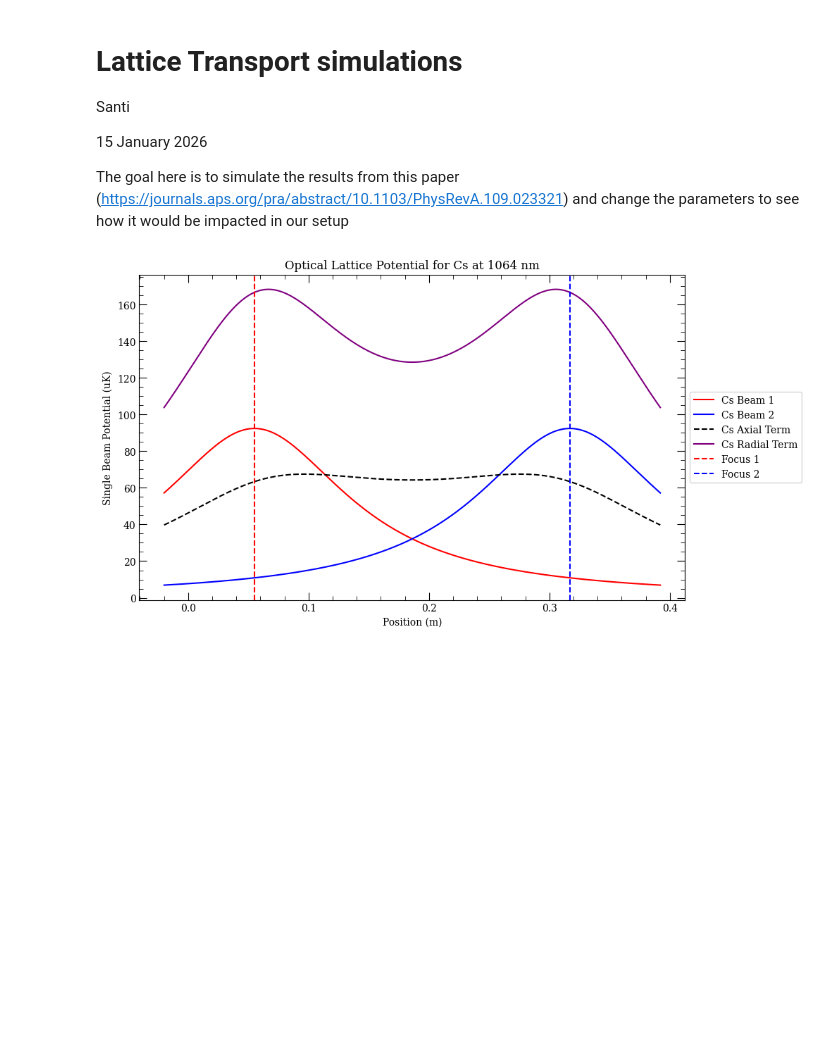
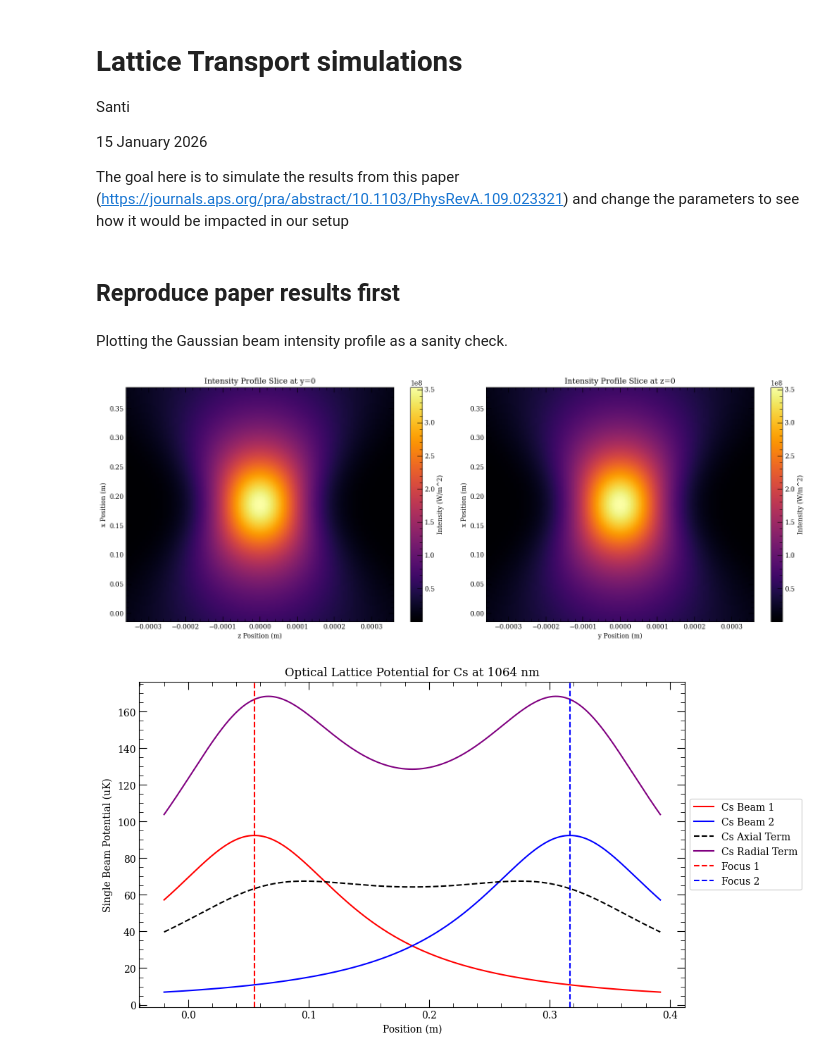
Before and after one commit to Lopez-Santi/RbCs-simulations, a Jupyter notebook: lattice transport/latticeTransport.ipynb, the cells around one changed output. Saved outputs shown, nothing was run; the diff lists cells and outputs as text; code cells hidden in the pictures; blank space fills up the shorter version.

```diff
--- a/lattice transport/latticeTransport.ipynb
+++ b/lattice transport/latticeTransport.ipynb
@@ -33,6 +33,8 @@ alpha_Rb = 687*a0**3   # Rb polarizability in atomic units
 # convert polarizability from atomic units to SI units
 alpha_Cs_SI = alpha_Cs * 4*np.pi * epsilon_0
 alpha_Rb_SI = alpha_Rb * 4*np.pi * epsilon_0
+# %% [markdown]
+## Reproduce paper results first
 # %%
 def odt_depth(I, alpha):
     """ calculate ODT depth in Kelvin"""
@@ -78,6 +80,40 @@ def two_beam_lattice_intensity(P, w0, pos_array, focus1, focus2):
     I2 = Gaussian_beam_intensity(P, w0, pos_array, focus2)
     I_lattice = I1 + I2 + 2 * np.sqrt(I1 * I2) * np.cos(4 * np.pi * pos_array[0] / wavelength)
     return I_lattice
+# %% [markdown]
+Plotting the Gaussian beam intensity profile as a sanity check.
+# %%
+# calculate and visualize the full 3D intensity profile of a single Gaussian beam
+power = 18  # power in Watts
+waist = 180e-6  # beam waist in meters
+focus = 0.186  # focus position in meters
+# create a grid of positions in x,y,z
+x = np.linspace(focus - 0.2, focus + 0.2, 200)
+y = np.linspace(-2*waist, 2*waist, 100)
+z = np.linspace(-2*waist, 2*waist, 100)
+X, Y, Z = np.meshgrid(x, y, z, indexing='ij')
+pos_array = np.array((X.flatten(), Y.flatten(), Z.flatten()))
+# calculate the intensity profile
+I_profile = Gaussian_beam_intensity(power, waist, pos_array, focus)
+I_profile = I_profile.reshape(X.shape)
+# visualize a slice of the intensity profile at y=0 along z and z=0 along y side by side
+plt.figure(figsize=(16, 6))
+plt.subplot(1, 2, 1)
+plt.imshow(I_profile[:, I_profile.shape[1]//2, :], extent=(z[0], z[-1], x[0], x[-1]), aspect='auto', origin='lower', cmap='inferno')
+plt.colorbar(label='Intensity (W/m^2)')
+plt.xlabel('z Position (m)')
+plt.ylabel('x Position (m)')
+plt.title('Intensity Profile Slice at y=0')
+plt.subplot(1, 2, 2)
+plt.imshow(I_profile[:, :, I_profile.shape[2]//2], extent=(y[0], y[-1], x[0], x[-1]), aspect='auto', origin='lower', cmap='inferno')
+plt.colorbar(label='Intensity (W/m^2)')
+plt.xlabel('y Position (m)')
+plt.ylabel('x Position (m)')
+plt.title('Intensity Profile Slice at z=0')
+plt.tight_layout()
+plt.show()
+# %% [output]
+[figure, added]
 # %%
 power = 18 # power per beam in Watts
 waist = 180e-6 # beam waist in meters
```
Also changed, not shown: parts of 4 cells of this notebook.
